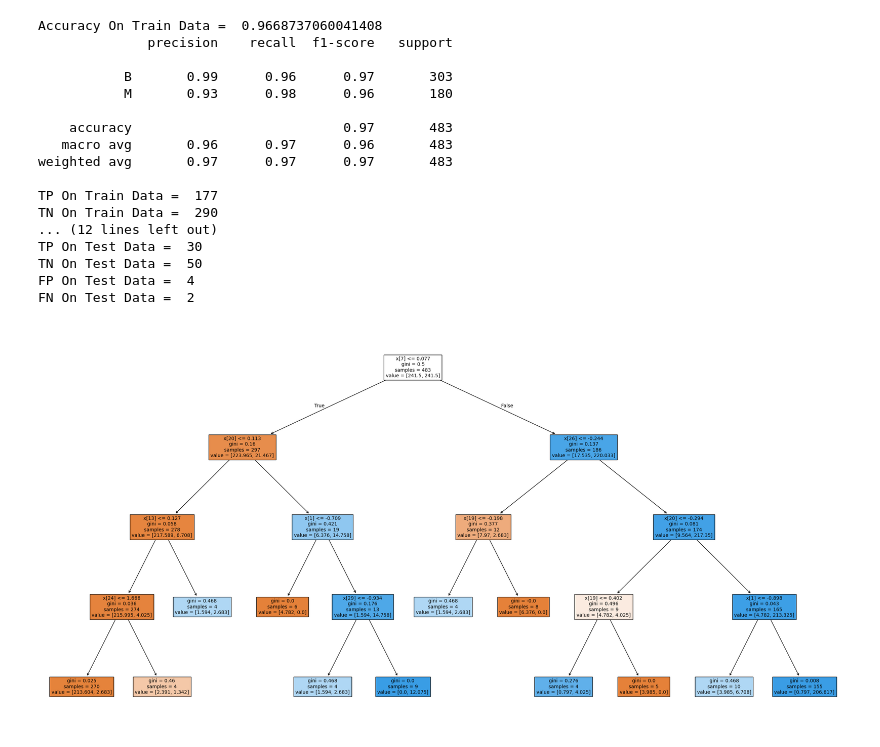
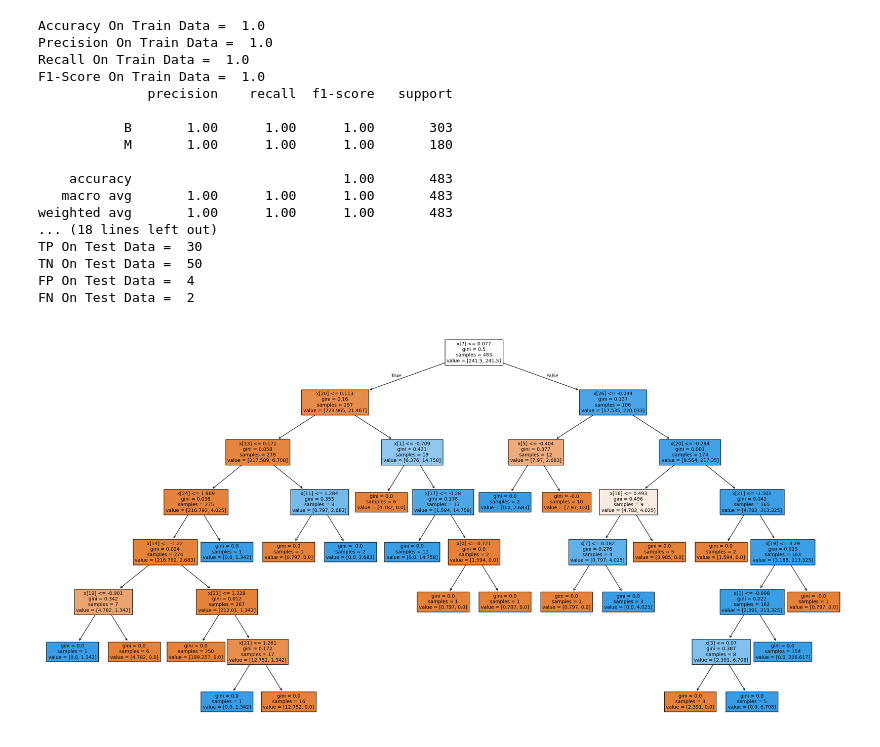
Before and after one commit to khamesi1985/2025, a Jupyter notebook: DT_for_WDBC.ipynb, the cells around one changed output. Drawn from its saved outputs; the diff is of its cells as text; code cells hidden in the pictures.

```diff
--- a/DT_for_WDBC.ipynb
+++ b/DT_for_WDBC.ipynb
@@ -13,7 +13,8 @@ data = pd.read_csv(url, header=None)
 X = data.iloc[:, 2:32]
 Pre_Y = data.iloc[:, 1]
 make_bin = LabelEncoder()
-Y = make_bin.fit_transform(Pre_Y)
+make_bin.fit(Pre_Y)
+Y = make_bin.transform(Pre_Y)
 
 # تقسیم داده‌ها به آموزش و آزمون
 X_train, X_test, Y_train, Y_test = train_test_split(X, Y, test_size=0.15, random_state=42)
@@ -25,15 +26,24 @@ X_train_scaled = scaler.transform(X_train)
 X_test_scaled = scaler.transform(X_test)
 
 # پیاده سازی مدل
-model = tree.DecisionTreeClassifier(max_depth=4, min_samples_split=8, min_samples_leaf=4, random_state=42, class_weight='balanced')
+model = tree.DecisionTreeClassifier(random_state=42, class_weight='balanced')
 model.fit(X_train_scaled, Y_train)
 Y_pred_train = model.predict(X_train_scaled)
 Y_pred_test = model.predict(X_test_scaled)
 
 # محاسبه دقت مدل
 accuracy_train = accuracy_score(Y_train, Y_pred_train)
+precision_train = precision_score(Y_train, Y_pred_train)
+recall_train = recall_score(Y_train, Y_pred_train)
+f1_score_train = f1_score(Y_train, Y_pred_train)
 accuracy_test = accuracy_score(Y_test, Y_pred_test)
+precision_test = precision_score(Y_test, Y_pred_test)
+recall_test = recall_score(Y_test, Y_pred_test)
+f1_score_test = f1_score(Y_test, Y_pred_test)
 print("Accuracy On Train Data = ", accuracy_train)
+print("Precision On Train Data = ", precision_train)
+print("Recall On Train Data = ", recall_train)
+print("F1-Score On Train Data = ", f1_score_train)
 print(classification_report(Y_train, Y_pred_train, target_names=make_bin.classes_))
 len_train = len(Y_train)
 TN = TP = FN = FP = 0
@@ -51,43 +61,46 @@ print("TN On Train Data = ", TN)
 print("FP On Train Data = ", FP)
 print("FN On Train Data = ", FN)
 print("Accuracy On Test Data = ", accuracy_test)
+print("Precision On Test Data = ", precision_test)
+print("Recall On Test Data = ", recall_test)
+print("F1-Score On Test Data = ", f1_score_test)
 print(classification_report(Y_test, Y_pred_test, target_names=make_bin.classes_))
 len_test = len(Y_test)
 TN = TP = FN = FP = 0
 for i in range (len_test):
   if Y_test[i] == 0 and Y_pred_test[i] == 1:
     FP = FP + 1
   elif Y_test[i] == 1 and Y_pred_test[i] == 0:
     FN = FN + 1
   elif Y_test[i] == 1 and Y_pred_test[i] == 1:
     TP = TP + 1
   elif Y_test[i] == 0 and Y_pred_test[i] == 0:
     TN = TN + 1
 print("TP On Test Data = ", TP)
 print("TN On Test Data = ", TN)
 print("FP On Test Data = ", FP)
 print("FN On Test Data = ", FN)
 
 # ترسیم گراف درخت تصمیم
 plt.figure(figsize=(30, 15))
 tree.plot_tree(model, filled=True, fontsize=10)
 plt.show()
 # %% [output]
-Accuracy On Train Data =  0.9668737060041408
+Accuracy On Train Data =  1.0
+Precision On Train Data =  1.0
+Recall On Train Data =  1.0
+F1-Score On Train Data =  1.0
               precision    recall  f1-score   support
 
-           B       0.99      0.96      0.97       303
-           M       0.93      0.98      0.96       180
+           B       1.00      1.00      1.00       303
+           M       1.00      1.00      1.00       180
 
-    accuracy                           0.97       483
-   macro avg       0.96      0.97      0.96       483
-weighted avg       0.97      0.97      0.97       483
-
-TP On Train Data =  177
-TN On Train Data =  290
-... (12 lines left out)
+    accuracy                           1.00       483
+   macro avg       1.00      1.00      1.00       483
+weighted avg       1.00      1.00      1.00       483
+... (18 lines left out)
 TP On Test Data =  30
 TN On Test Data =  50
 FP On Test Data =  4
 FN On Test Data =  2
-[figure, old version]
+[figure, new version]
```
